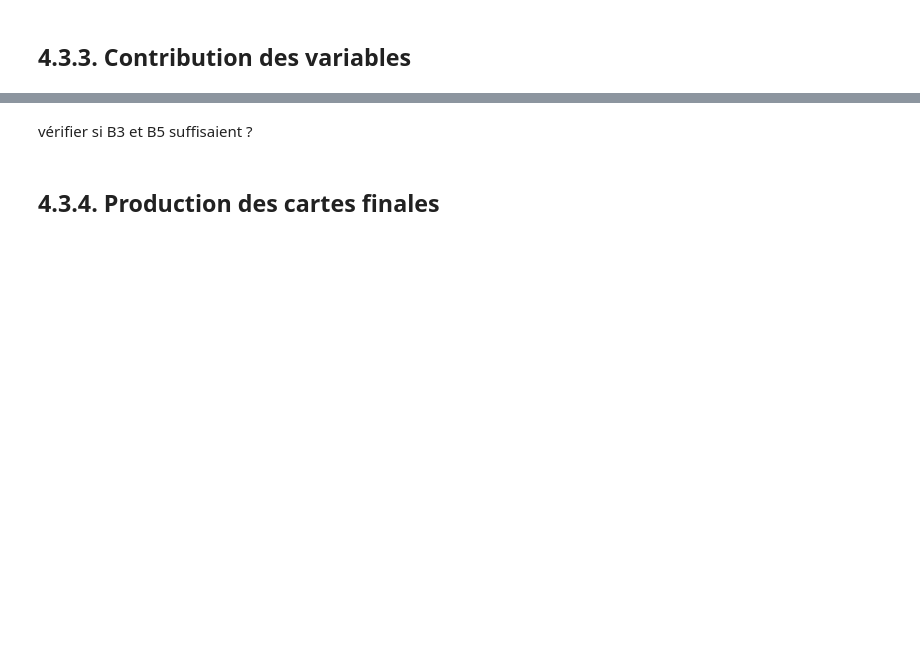
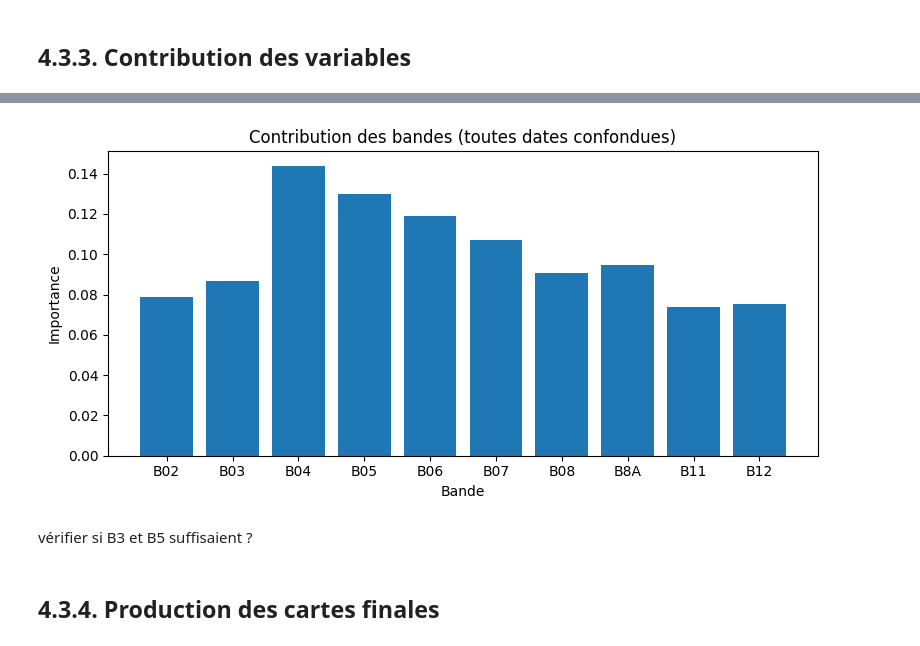
Before and after one commit to VT-94/projet_telea_THORIN_VINCENT, a Jupyter notebook: projet_telea_THORIN_VINCENT.ipynb, the cells around one changed output, grey strips where cells are left out. Drawn from its saved outputs; the diff is of its cells as text; code cells hidden in the pictures; blank space fills up the shorter version.

```diff
--- a/projet_telea_THORIN_VINCENT.ipynb
+++ b/projet_telea_THORIN_VINCENT.ipynb
@@ -667,3 +739,20 @@ X_train, X_test, y_train, y_test = train_test_split(X, y,
+# %%
+# Remise en forme : (n_dates, n_bands)
+imp_mat = importances.reshape(len(dates), len(bands))
+
+# Contribution totale par bande (somme sur toutes les dates)
+imp_by_band = imp_mat.sum(axis=0)
+
+# Histogramme des contributions par bande
+plt.figure(figsize=(8, 4))
+plt.bar(bands, imp_by_band)
+plt.title("Contribution des bandes (toutes dates confondues)")
+plt.ylabel("Importance")
+plt.xlabel("Bande")
+plt.tight_layout()
+plt.show()
+# %% [output]
+[figure, added]
 # %% [markdown]
 vérifier si B3 et B5 suffisaient ?
 # %% [markdown]
```
Also changed, not shown: parts of 23 cells of this notebook, 1 other file.
